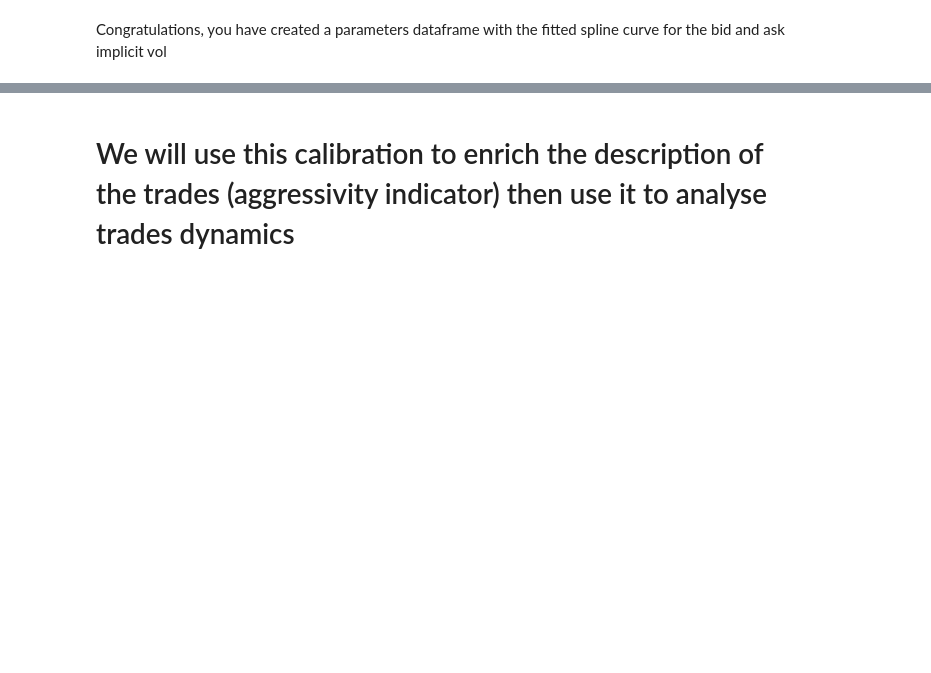
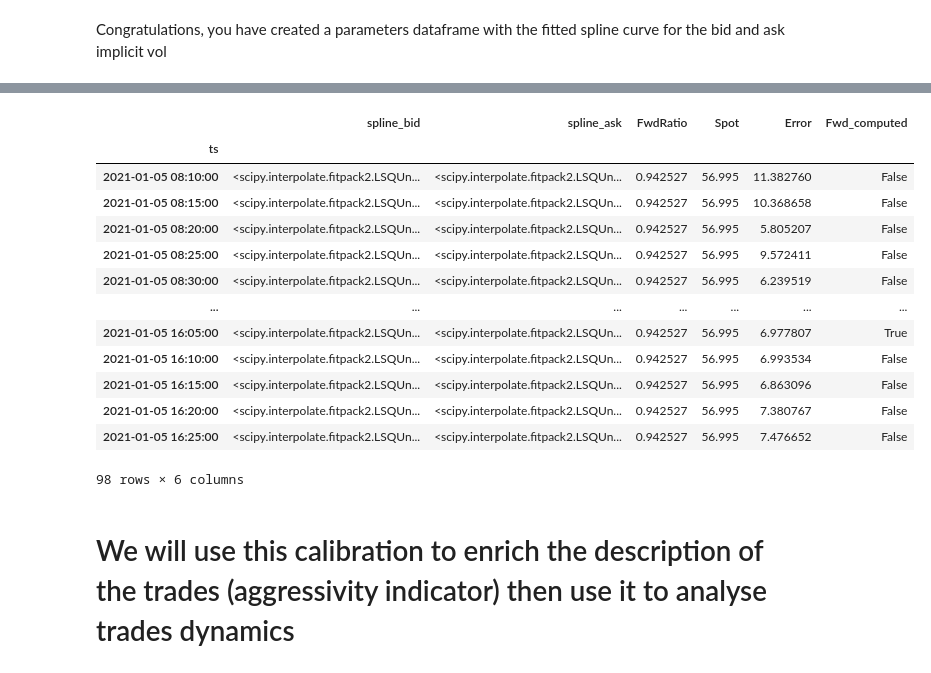
Before and after one commit to canari-dev/Trades-Dynamics-with-Deutsche-Boerse-A7, a Jupyter notebook: Trades_Dynamics.ipynb, the cells around one changed output, grey strips where cells are left out. Drawn from its saved outputs; the diff is of its cells as text; code cells hidden in the pictures; blank space fills up the shorter version.

```diff
--- a/Trades_Dynamics.ipynb
+++ b/Trades_Dynamics.ipynb
@@ -90,11 +89,11 @@ reference_date = '20210105'
 udl = 'DAI'
 isin = 'DE0007100000'
 
-# Select an algo for the retreiving of quotes.
+# Select an algo for the retrieving of quotes.
 # 'top_level' algo is pre-loaded in A7
-# 'minsize_level' allows you to look into the orderbook until finding a minimum number of lots.
-# 'minsize_level' is given in this git as a .yml file and must be loaded first in your A7 account.
-algo = 'top_level'
+# 'minsize_level_tb' allows you to look into the orderbook until finding a minimum number of lots.
+# 'minsize_level_tb' is given in this git as a .yml file and must be loaded first in your A7 account.
+algo = 'minsize_level_tb'
 
 # If you have chosen the 'minsize_level' algo :
 min_lots = 30
@@ -370,3 +373,22 @@ FS.graph(day="20210105", matu="20210319")
+# %%
+FS.df_params_matu = FS.df_params.xs(matu, level=1, drop_level=True)
+# FS.df_params_matu = FS.df_params_matu.loc[FS.df_params_matu.Error < 20]
+FS.df_params_matu
+# %% [output]
+|  | spline_bid | spline_ask | FwdRatio | Spot | Error | Fwd_computed |
+| ts |  |  |  |  |  |  |
+| 2021-01-05 08:10:00 | <scipy.interpolate.fitpack2.LSQUn... | <scipy.interpolate.fitpack2.LSQUn... | 0.942527 | 56.995 | 11.382760 | False |
+| 2021-01-05 08:15:00 | <scipy.interpolate.fitpack2.LSQUn... | <scipy.interpolate.fitpack2.LSQUn... | 0.942527 | 56.995 | 10.368658 | False |
+| 2021-01-05 08:20:00 | <scipy.interpolate.fitpack2.LSQUn... | <scipy.interpolate.fitpack2.LSQUn... | 0.942527 | 56.995 | 5.805207 | False |
+| 2021-01-05 08:25:00 | <scipy.interpolate.fitpack2.LSQUn... | <scipy.interpolate.fitpack2.LSQUn... | 0.942527 | 56.995 | 9.572411 | False |
+| 2021-01-05 08:30:00 | <scipy.interpolate.fitpack2.LSQUn... | <scipy.interpolate.fitpack2.LSQUn... | 0.942527 | 56.995 | 6.239519 | False |
+| ... | ... | ... | ... | ... | ... | ... |
+| 2021-01-05 16:05:00 | <scipy.interpolate.fitpack2.LSQUn... | <scipy.interpolate.fitpack2.LSQUn... | 0.942527 | 56.995 | 6.977807 | True |
+| 2021-01-05 16:10:00 | <scipy.interpolate.fitpack2.LSQUn... | <scipy.interpolate.fitpack2.LSQUn... | 0.942527 | 56.995 | 6.993534 | False |
+| 2021-01-05 16:15:00 | <scipy.interpolate.fitpack2.LSQUn... | <scipy.interpolate.fitpack2.LSQUn... | 0.942527 | 56.995 | 6.863096 | False |
+| 2021-01-05 16:20:00 | <scipy.interpolate.fitpack2.LSQUn... | <scipy.interpolate.fitpack2.LSQUn... | 0.942527 | 56.995 | 7.380767 | False |
+| 2021-01-05 16:25:00 | <scipy.interpolate.fitpack2.LSQUn... | <scipy.interpolate.fitpack2.LSQUn... | 0.942527 | 56.995 | 7.476652 | False |
+98 rows × 6 columns
 # %% [markdown]
 # We will use this calibration to enrich the description of the trades (aggressivity indicator) then use it to analyse trades dynamics
 # %%
```
Also changed, not shown: parts of 12 cells of this notebook.
